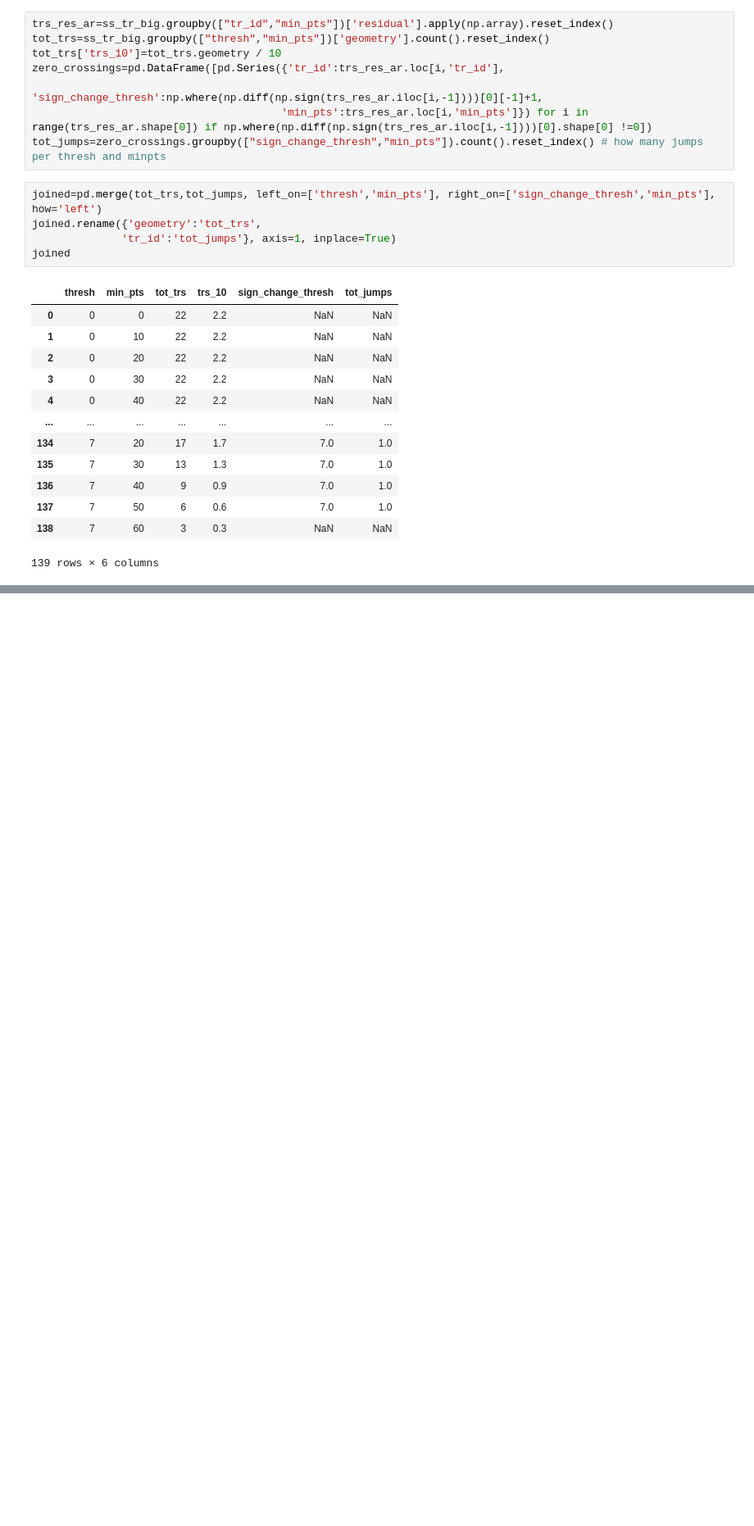
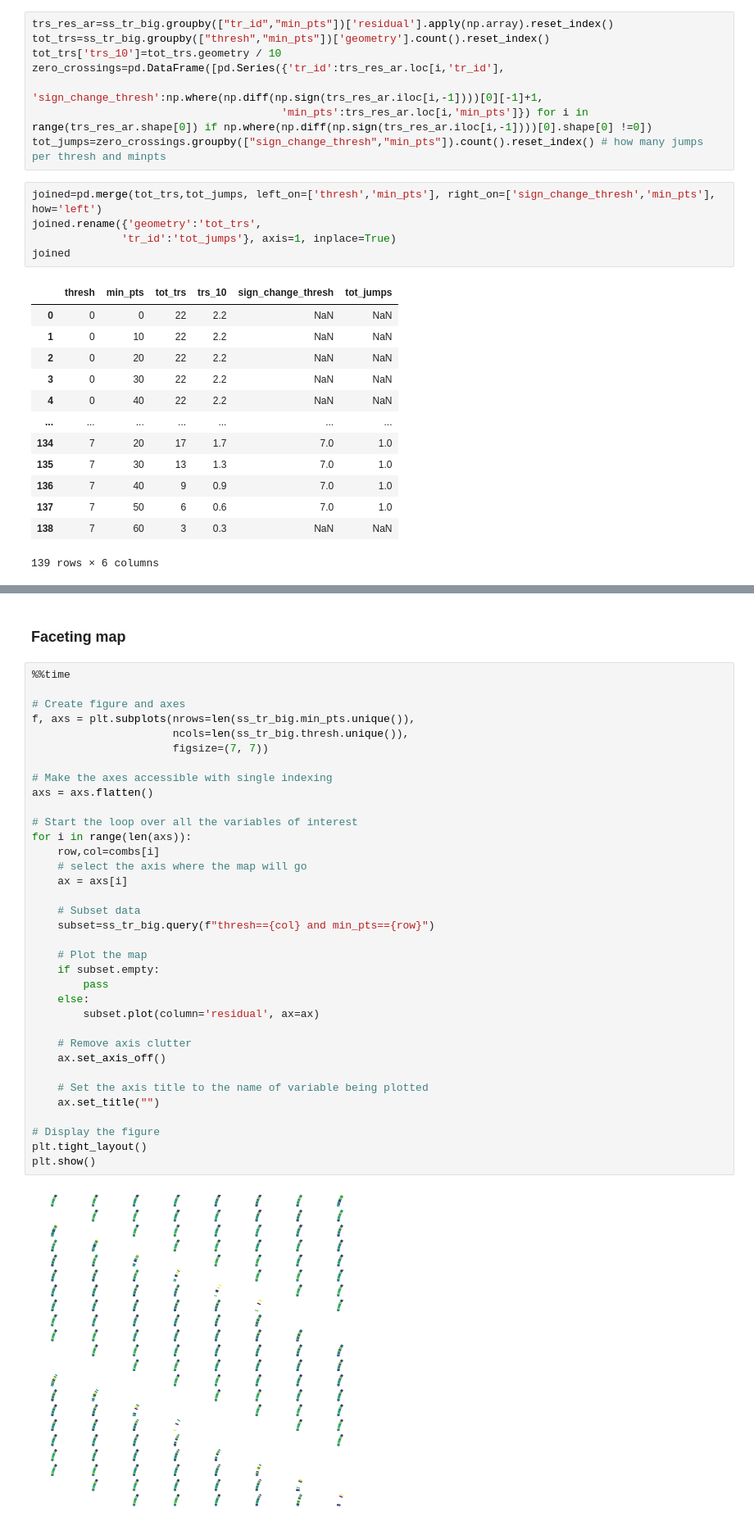
Before and after one commit to npucino/sandpyper, a Jupyter notebook: examples/Beachface Cluster Dynamics indices - Transect level.ipynb, the cells around one changed output, grey strips where cells are left out. Shown at 82% size. Cells and saved outputs as stored; diff of their text form; blank space fills up the shorter version.

Commit message:
fixed bug in plot_mec function and work on notebooks

```diff
--- a/examples/Beachface Cluster Dynamics indices - Transect level.ipynb
+++ b/examples/Beachface Cluster Dynamics indices - Transect level.ipynb
@@ -980,3 +299,42 @@ for minpts in list_minpts:
 [figure]
 [figure]
 ... (9 outputs left out)
+# %% [markdown]
+### Faceting map
+# %%
+%%time
+
+# Create figure and axes
+f, axs = plt.subplots(nrows=len(ss_tr_big.min_pts.unique()),
+                      ncols=len(ss_tr_big.thresh.unique()),
+                      figsize=(7, 7))
+
+# Make the axes accessible with single indexing
+axs = axs.flatten()
+
+# Start the loop over all the variables of interest
+for i in range(len(axs)):
+    row,col=combs[i]
+    # select the axis where the map will go
+    ax = axs[i]
+
+    # Subset data
+    subset=ss_tr_big.query(f"thresh=={col} and min_pts=={row}")
+
+    # Plot the map
+    if subset.empty:
+        pass
+    else:
+        subset.plot(column='residual', ax=ax)
+
+    # Remove axis clutter
+    ax.set_axis_off()
+
+    # Set the axis title to the name of variable being plotted
+    ax.set_title("")
+
+# Display the figure
+plt.tight_layout()
+plt.show()
+# %% [output]
+[figure, added]
```
Also changed, not shown: parts of 10 cells of this notebook, 4 other files.
